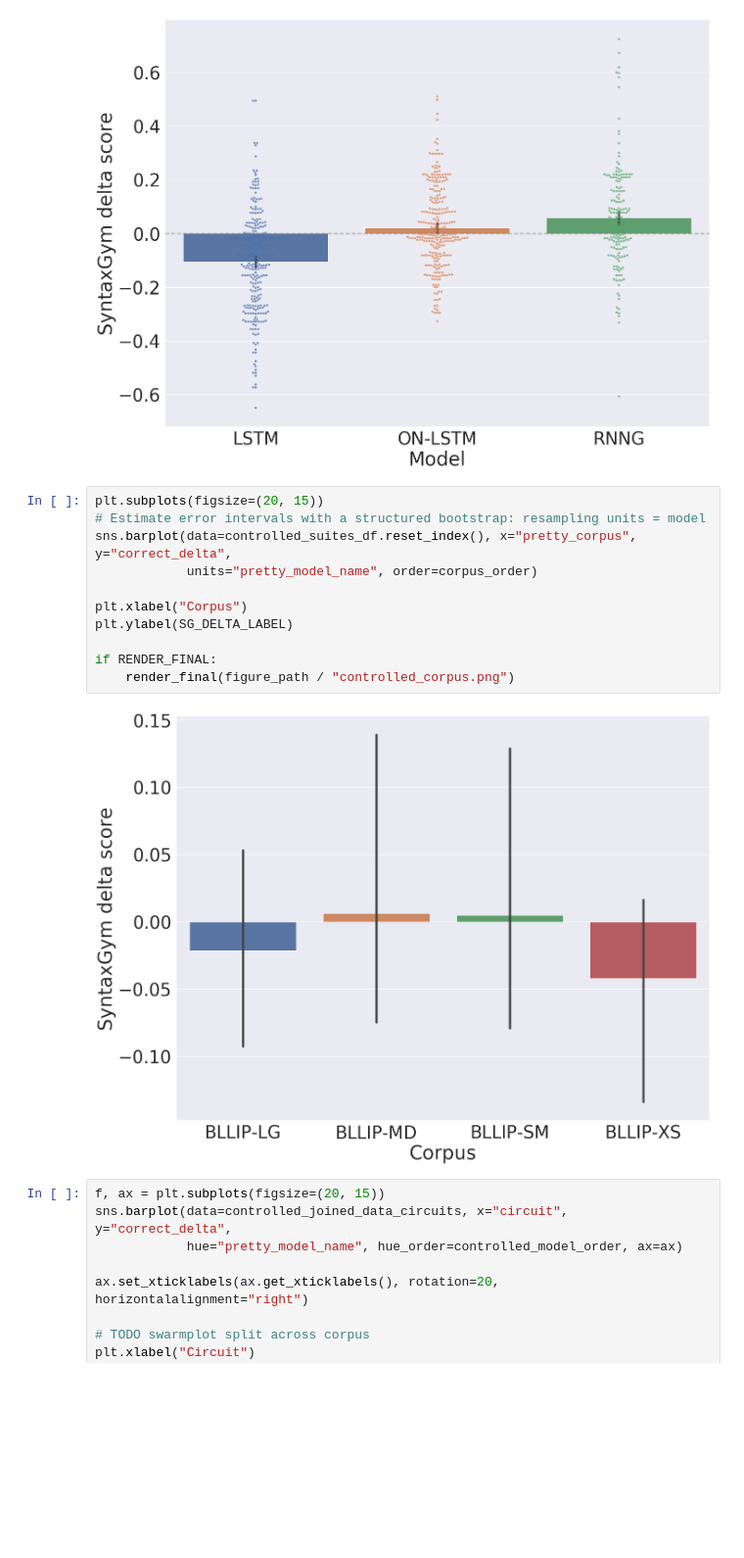
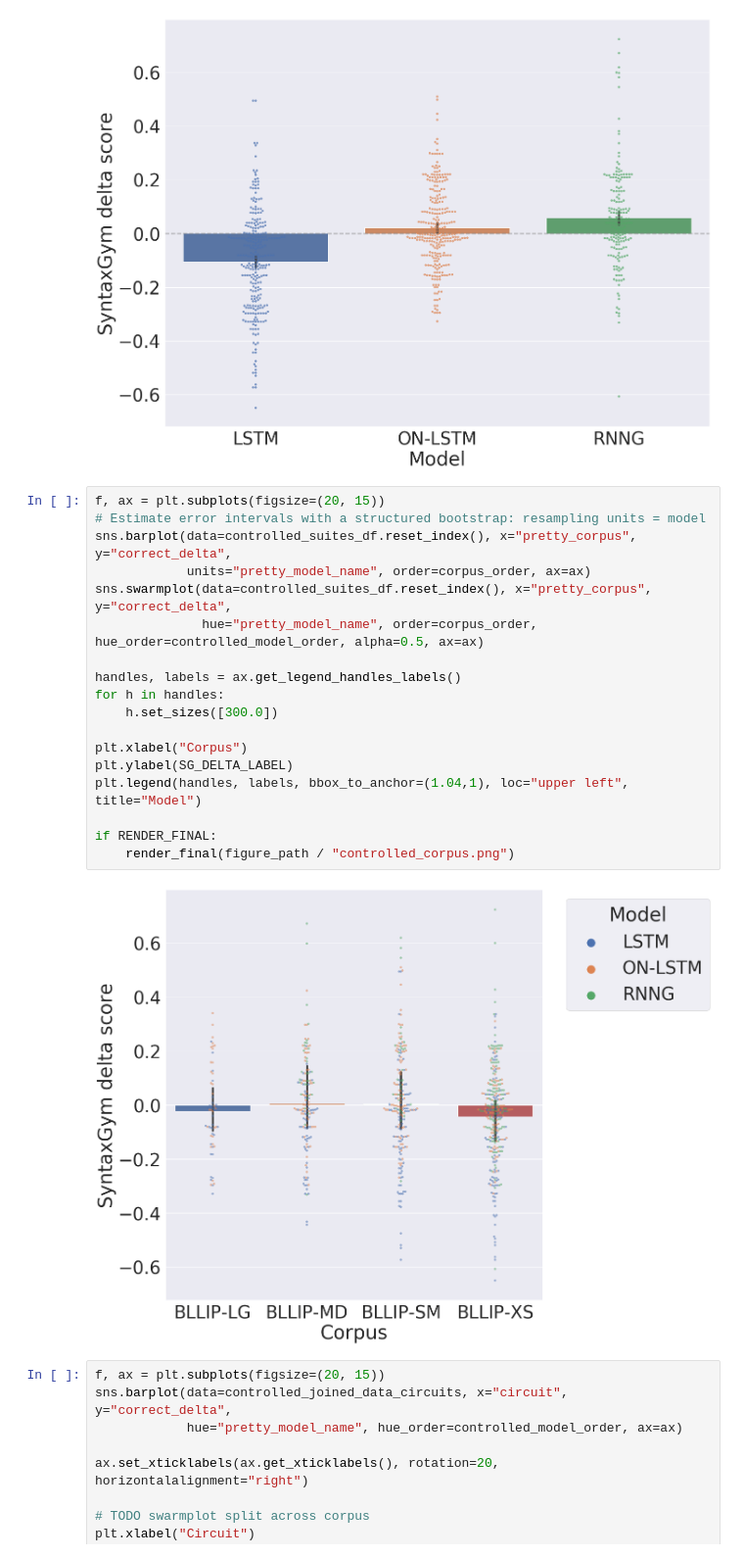
Before and after one commit to cpllab/syntactic-generalization, a Jupyter notebook: notebooks/final.ipynb, the cells around one changed output. Shown at 98% size. Saved outputs shown, nothing was run; the diff lists cells and outputs as text; blank space fills up the shorter version.

Commit message:
controlled_corpus: show swarmplot with models

```diff
--- a/notebooks/final.ipynb
+++ b/notebooks/final.ipynb
@@ -345,18 +345,25 @@ if RENDER_FINAL:
 # %% [output]
 [figure]
 # %%
-plt.subplots(figsize=(20, 15))
+f, ax = plt.subplots(figsize=(20, 15))
 # Estimate error intervals with a structured bootstrap: resampling units = model
 sns.barplot(data=controlled_suites_df.reset_index(), x="pretty_corpus", y="correct_delta",
-            units="pretty_model_name", order=corpus_order)
+            units="pretty_model_name", order=corpus_order, ax=ax)
+sns.swarmplot(data=controlled_suites_df.reset_index(), x="pretty_corpus", y="correct_delta",
+              hue="pretty_model_name", order=corpus_order, hue_order=controlled_model_order, alpha=0.5, ax=ax)
+
+handles, labels = ax.get_legend_handles_labels()
+for h in handles:
+    h.set_sizes([300.0])
 
 plt.xlabel("Corpus")
 plt.ylabel(SG_DELTA_LABEL)
+plt.legend(handles, labels, bbox_to_anchor=(1.04,1), loc="upper left", title="Model")
 
 if RENDER_FINAL:
     render_final(figure_path / "controlled_corpus.png")
 # %% [output]
-[figure, old version]
+[figure, new version]
 # %%
 f, ax = plt.subplots(figsize=(20, 15))
 sns.barplot(data=controlled_joined_data_circuits, x="circuit", y="correct_delta",
```
Also changed, not shown: 1 other file.
